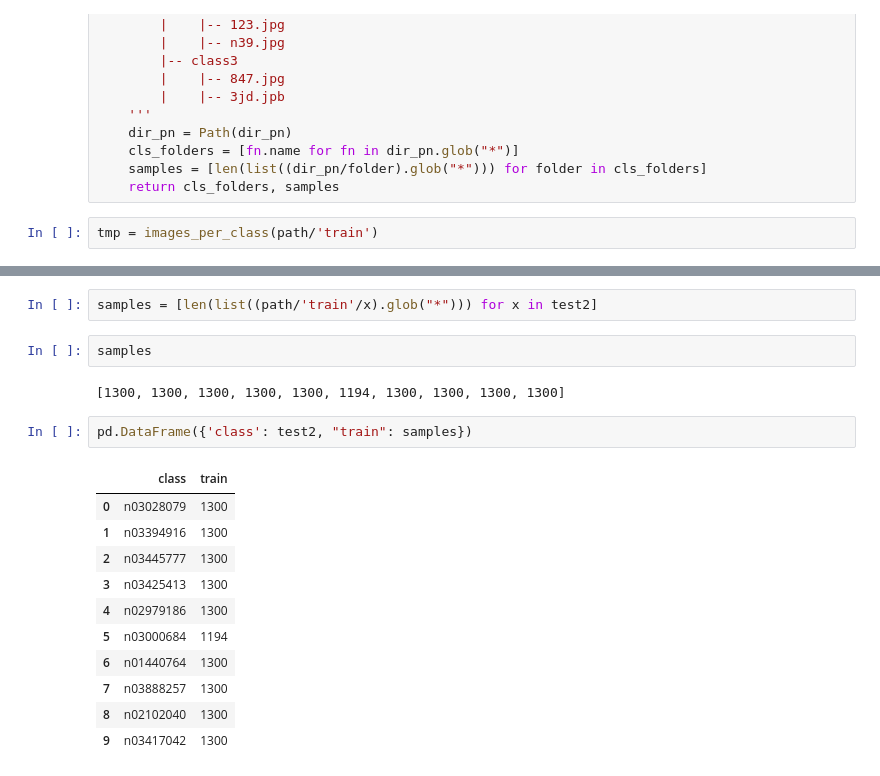
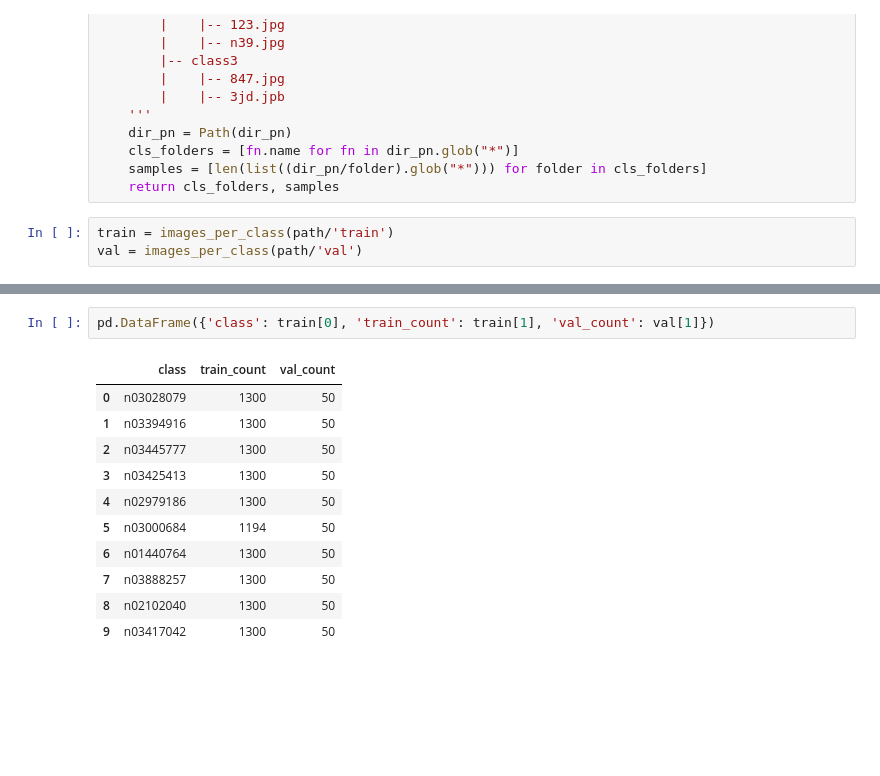
Before and after one commit to jachen36/dl_experiment, a Jupyter notebook: summary_stats_imagenette.ipynb, the cells around one changed output, grey strips where cells are left out. Cells and saved outputs as stored; diff of their text form; blank space fills up the shorter version.

Commit message:
Explored metadata for Imagenette with number of sample and image size per class

```diff
--- a/summary_stats_imagenette.ipynb
+++ b/summary_stats_imagenette.ipynb
@@ -84,4 +69,5 @@ def images_per_class(dir_pn):
     samples = [len(list((dir_pn/folder).glob("*"))) for folder in cls_folders]
     return cls_folders, samples
 # %%
-tmp = images_per_class(path/'train')
+train = images_per_class(path/'train')
+val = images_per_class(path/'val')
@@ -119,20 +74,14 @@ test2 = [fn.name for fn in (path/'train').glob("*")]; test2
-# %%
-samples = [len(list((path/'train'/x).glob("*"))) for x in test2]
-# %%
-samples
-# %% [output]
-[1300, 1300, 1300, 1300, 1300, 1194, 1300, 1300, 1300, 1300]
 # %%
-pd.DataFrame({'class': test2, "train": samples})
+pd.DataFrame({'class': train[0], 'train_count': train[1], 'val_count': val[1]})
 # %% [output]
-|  | class | train |
-| 0 | n03028079 | 1300 |
-| 1 | n03394916 | 1300 |
-| 2 | n03445777 | 1300 |
-| 3 | n03425413 | 1300 |
-| 4 | n02979186 | 1300 |
-| 5 | n03000684 | 1194 |
-| 6 | n01440764 | 1300 |
-| 7 | n03888257 | 1300 |
-| 8 | n02102040 | 1300 |
-| 9 | n03417042 | 1300 |
+|  | class | train_count | val_count |
+| 0 | n03028079 | 1300 | 50 |
+| 1 | n03394916 | 1300 | 50 |
+| 2 | n03445777 | 1300 | 50 |
+| 3 | n03425413 | 1300 | 50 |
+| 4 | n02979186 | 1300 | 50 |
+| 5 | n03000684 | 1194 | 50 |
+| 6 | n01440764 | 1300 | 50 |
+| 7 | n03888257 | 1300 | 50 |
+| 8 | n02102040 | 1300 | 50 |
+| 9 | n03417042 | 1300 | 50 |
```
Also changed, not shown: parts of 20 cells of this notebook.
